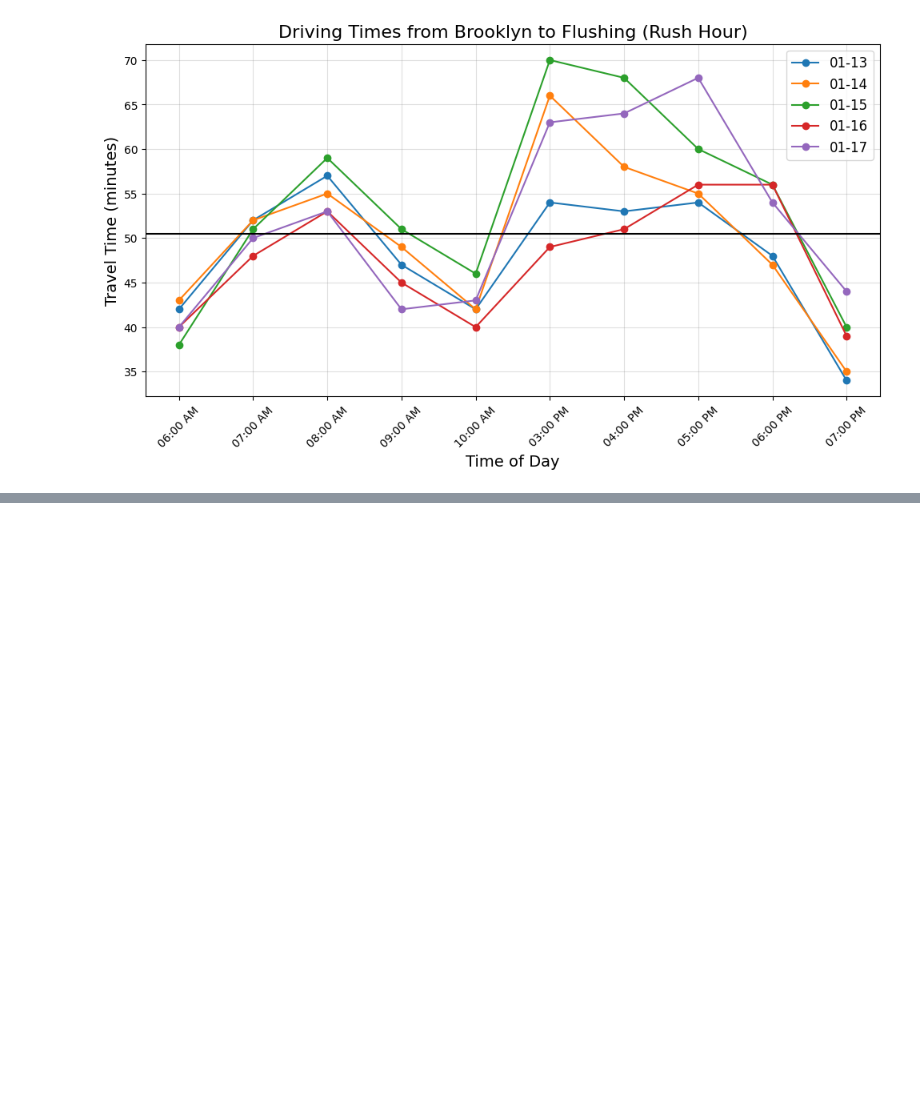
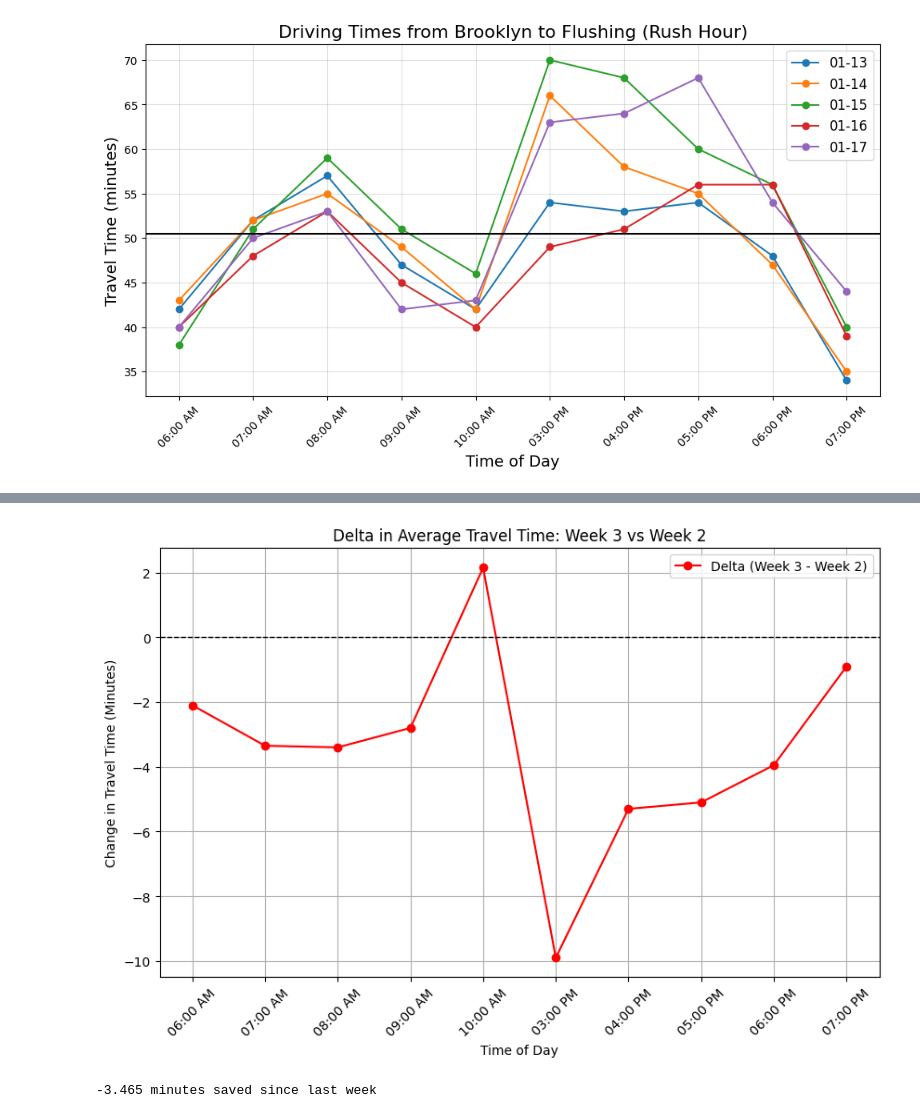
Before and after one commit to Jhwee2/NYC_Congestion_Pricing, a Jupyter notebook: Bk_Flushing_Transformer_graph.ipynb, the cells around one changed output, grey strips where cells are left out. Saved outputs shown, nothing was run; the diff lists cells and outputs as text; code cells hidden in the pictures; blank space fills up the shorter version.

```diff
--- a/Bk_Flushing_Transformer_graph.ipynb
+++ b/Bk_Flushing_Transformer_graph.ipynb
@@ -335,0 +560,33 @@ plt.show()
+# %%
+# Calculate the delta (Week 3 - Week 2) for each time slot
+delta_week_3_vs_week_2 = {time: avg_travel_times_week_3[time] - avg_travel_times_week_2[time] for time in time_slots}
+
+
+
+# Convert to lists for plotting
+delta_times = list(delta_week_3_vs_week_2.keys())
+delta_values = list(delta_week_3_vs_week_2.values())
+
+# Plot the delta between Week 3 and Week 2
+plt.figure(figsize=(10, 6))
+plt.plot(delta_times, delta_values, marker='o', linestyle='-', color='red', label='Delta (Week 3 - Week 2)')
+
+# Labels and title
+plt.xlabel("Time of Day")
+plt.ylabel("Change in Travel Time (Minutes)")
+plt.title("Delta in Average Travel Time: Week 3 vs Week 2")
+plt.axhline(y=0, color='black', linestyle='--', linewidth=1)  # Reference line at 0
+plt.xticks(rotation=45)
+plt.legend()
+plt.grid(True)
+
+# Display the plot
+plt.show()
+# %% [output]
+[figure, added]
+# %%
+delta_values = list(delta_week_3_vs_week_2.values())
+avg_delta = sum(delta_values)/len(delta_values)
+print(f"{avg_delta} minutes saved since last week")
+# %% [output]
+-3.465 minutes saved since last week
```
Also changed, not shown: parts of 6 cells of this notebook, 9 other files.
